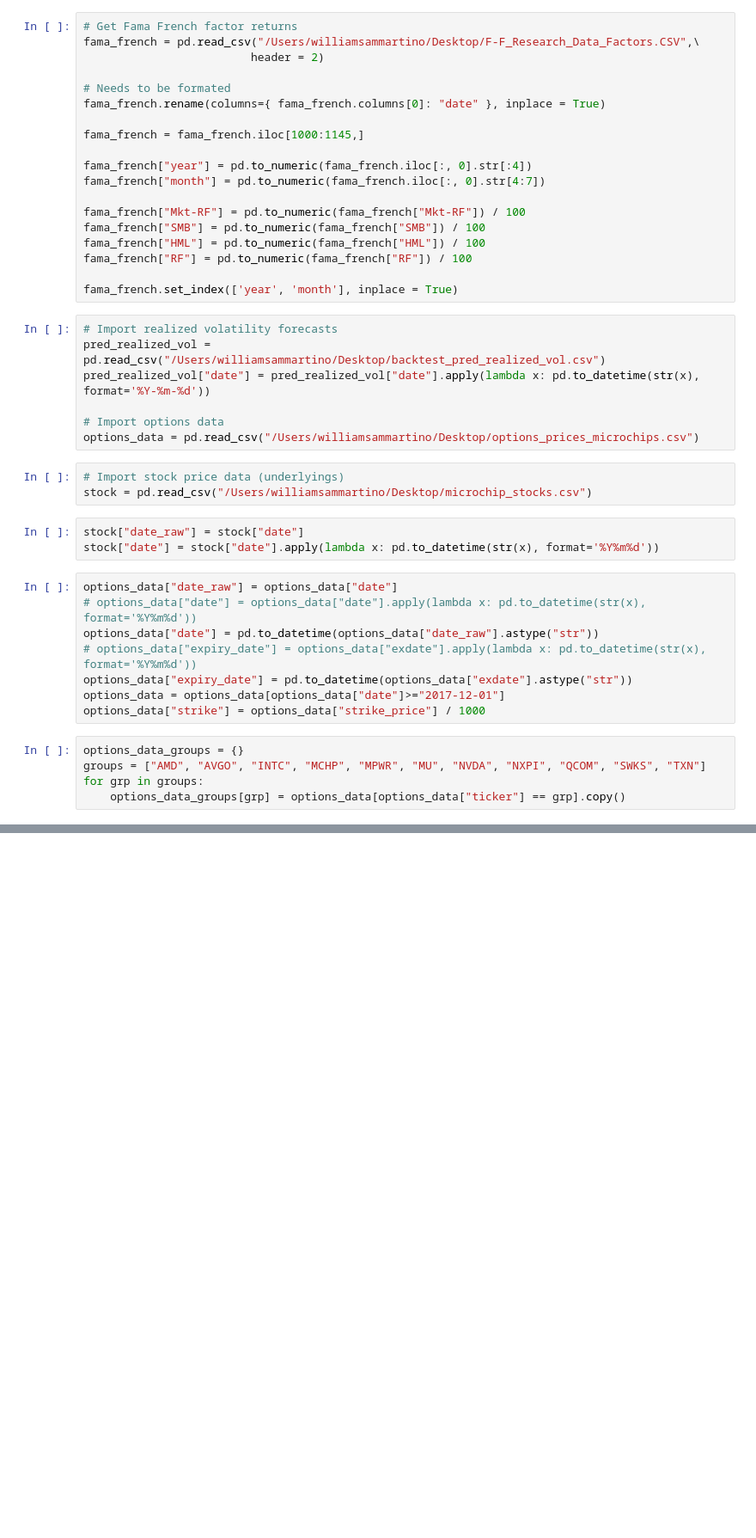
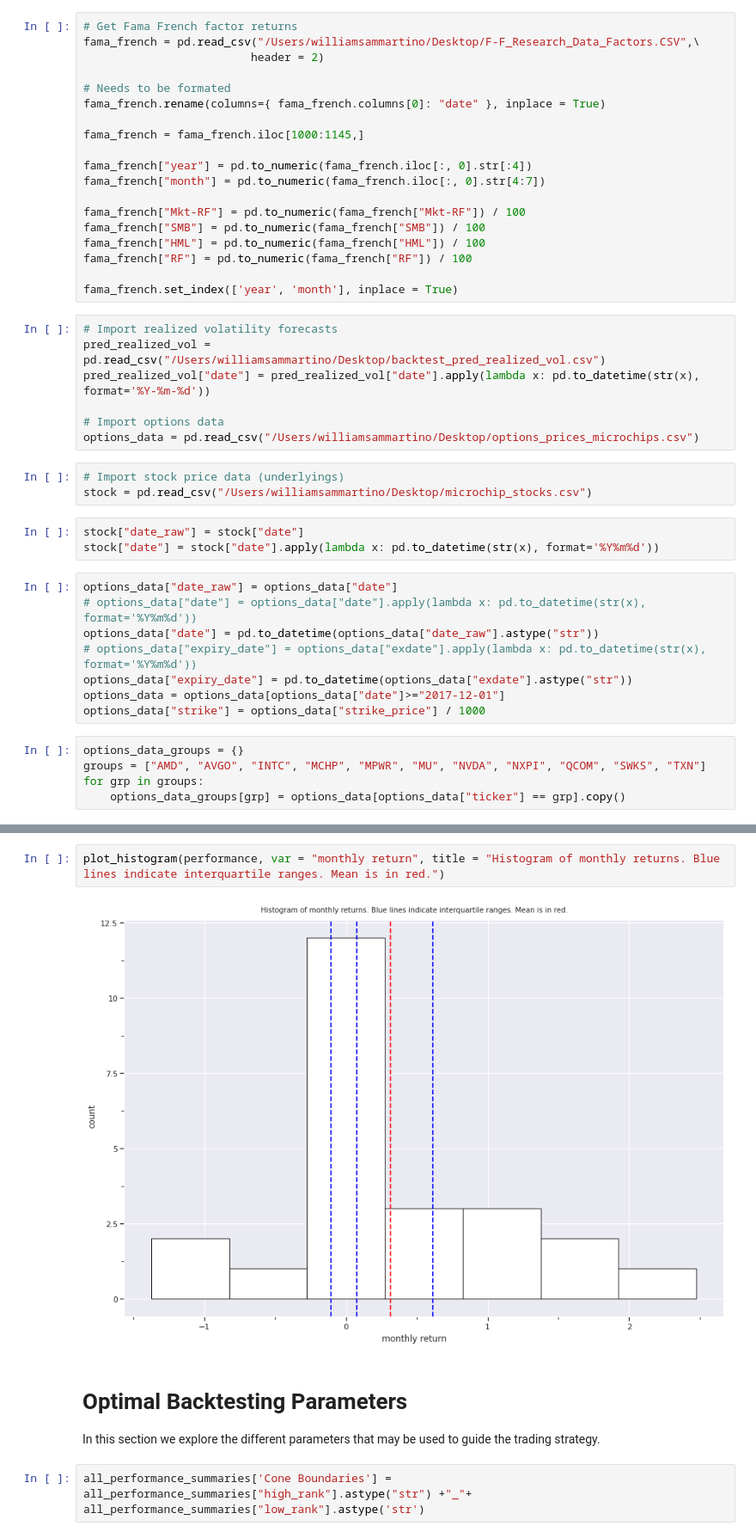
Before and after one commit to stochasticwut/Volatility_Surface_Spread_Trading_Strategy, a Jupyter notebook: Vol Cone Strategy.ipynb, the cells around one changed output, grey strips where cells are left out. Shown at 86% size. Cells and saved outputs as stored; diff of their text form; blank space fills up the shorter version.

```diff
--- a/Vol Cone Strategy.ipynb
+++ b/Vol Cone Strategy.ipynb
@@ -749,0 +1267,10 @@ pd.concat(portfolio)[['ticker',  'cp_flag', 'days_to_expiry', 'strike', 'best_bi
+# %%
+plot_histogram(performance, var = "monthly return", title = "Histogram of monthly returns. Blue lines indicate interquartile ranges. Mean is in red.")
+# %% [output]
+[figure, added]
+# %% [markdown]
+# Optimal Backtesting Parameters
+
+In this section we explore the different parameters that may be used to guide the trading strategy.
+# %%
+all_performance_summaries['Cone Boundaries'] = all_performance_summaries["high_rank"].astype("str") +"_"+ all_performance_summaries["low_rank"].astype('str')
```
Also changed, not shown: parts of 33 cells of this notebook, 1 other file.
